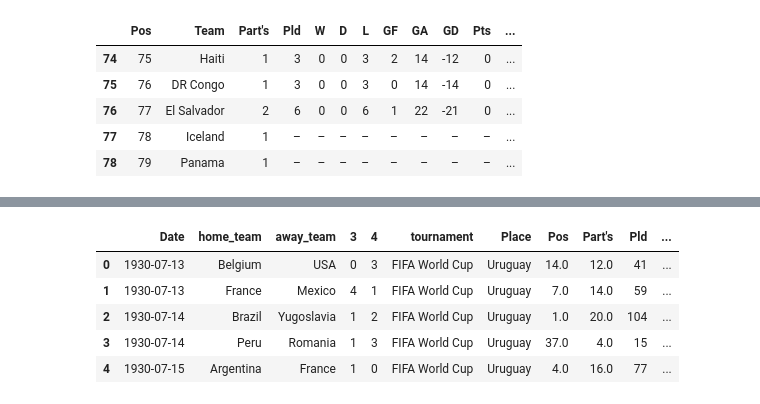
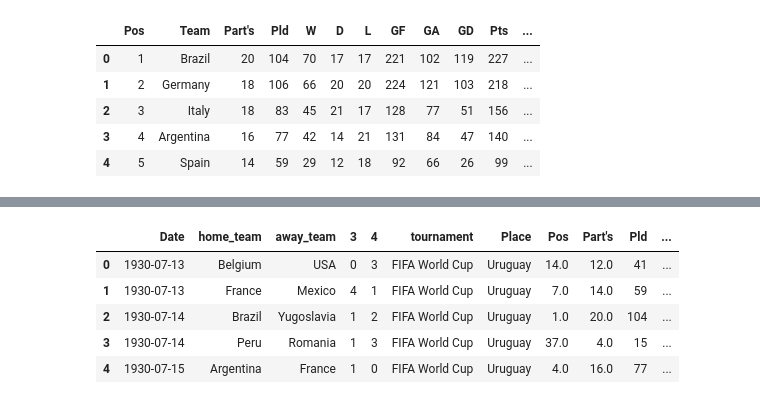
Before and after one commit to fcavazzoli/Prode, a Jupyter notebook: Prode.ipynb, the cells around one changed output, grey strips where cells are left out. Saved outputs shown, nothing was run; the diff lists cells and outputs as text; code cells hidden in the pictures.

```diff
--- a/Prode.ipynb
+++ b/Prode.ipynb
@@ -7,11 +7,12 @@ import datetime as datetime
 history = pd.read_csv('results-2014.csv')
 stats = pd.read_csv('stats.csv')
 prode = pd.read_csv('fifa-world-cup-2014-RussianStandardTime.csv')
-stats.tail()
-# %% [output]
-|  | Pos | Team | Part's | Pld | W | D | L | GF | GA | GD | Pts | ... |
-| 74 | 75 | Haiti | 1 | 3 | 0 | 0 | 3 | 2 | 14 | -12 | 0 | ... |
-| 75 | 76 | DR Congo | 1 | 3 | 0 | 0 | 3 | 0 | 14 | -14 | 0 | ... |
-| 76 | 77 | El Salvador | 2 | 6 | 0 | 0 | 6 | 1 | 22 | -21 | 0 | ... |
-| 77 | 78 | Iceland | 1 | – | – | – | – | – | – | – | – | ... |
-| 78 | 79 | Panama | 1 | – | – | – | – | – | – | – | – | ... |
+# %%
+stats.head()
+# %% [output]
+|  | Pos | Team | Part's | Pld | W | D | L | GF | GA | GD | Pts | ... |
+| 0 | 1 | Brazil | 20 | 104 | 70 | 17 | 17 | 221 | 102 | 119 | 227 | ... |
+| 1 | 2 | Germany | 18 | 106 | 66 | 20 | 20 | 224 | 121 | 103 | 218 | ... |
+| 2 | 3 | Italy | 18 | 83 | 45 | 21 | 17 | 128 | 77 | 51 | 156 | ... |
+| 3 | 4 | Argentina | 16 | 77 | 42 | 14 | 21 | 131 | 84 | 47 | 140 | ... |
+| 4 | 5 | Spain | 14 | 59 | 29 | 12 | 18 | 92 | 66 | 26 | 99 | ... |
```
Also changed, not shown: parts of 19 cells of this notebook, 7 other files.
